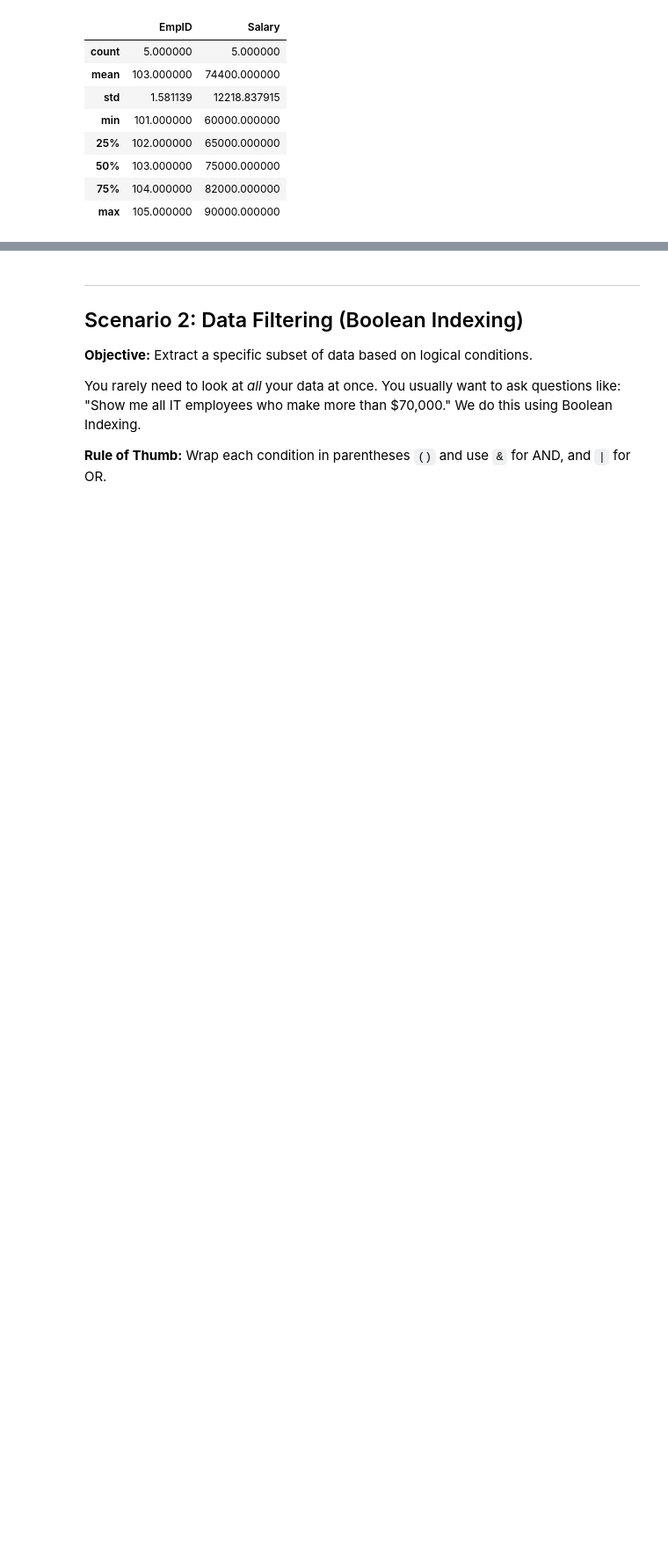
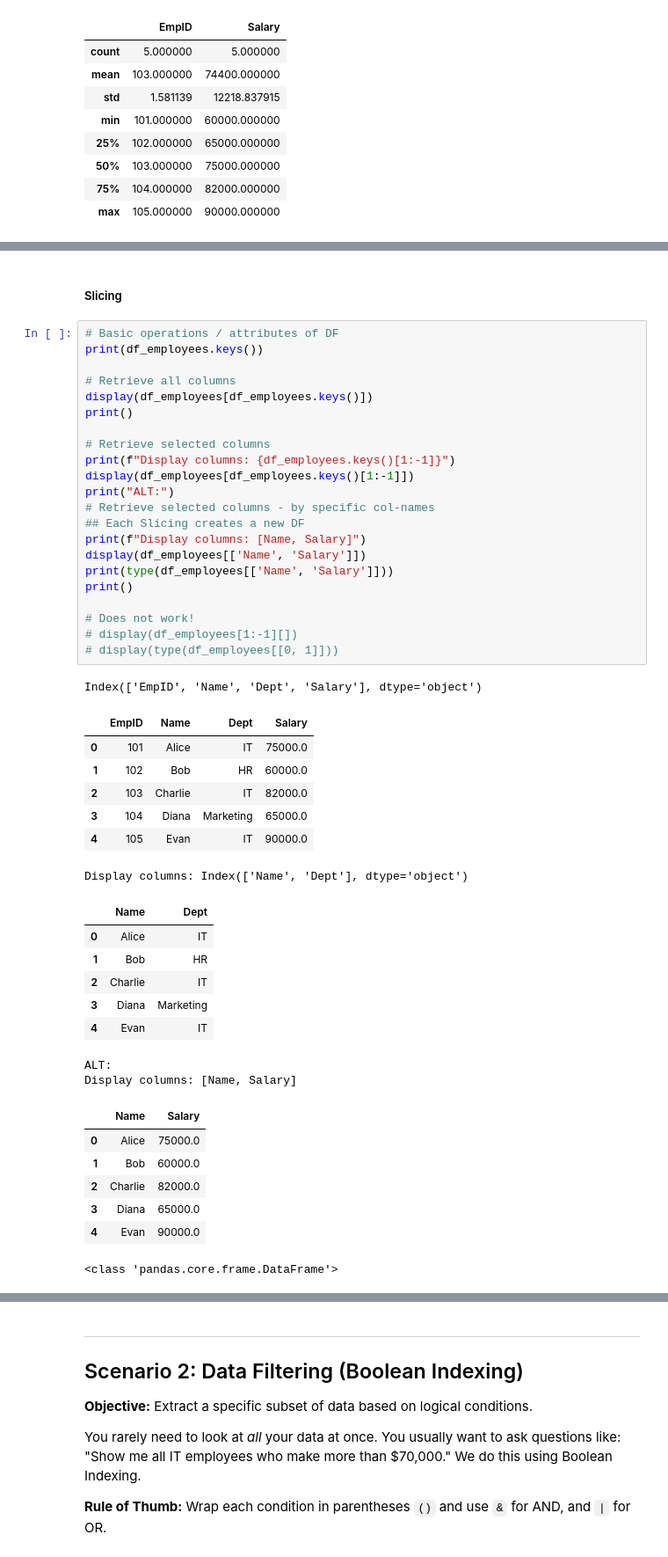
Before and after one commit to sujeet-banerjee/ai_ml_tutor_examples, a Jupyter notebook: trial/suz/dataman/pandas/basics/DH1-1 Data Handling - Notes - lib_Panda basics.ipynb, the cells around one changed output, grey strips where cells are left out. Shown at 88% size. Saved outputs shown, nothing was run; the diff lists cells and outputs as text; blank space fills up the shorter version.

```diff
--- a/trial/suz/dataman/pandas/basics/DH1-1 Data Handling - Notes - lib_Panda basics.ipynb
+++ b/trial/suz/dataman/pandas/basics/DH1-1 Data Handling - Notes - lib_Panda basics.ipynb
@@ -80,0 +89,48 @@ memory usage: 292.0+ bytes
+# %% [markdown]
+##### Slicing
+# %%
+# Basic operations / attributes of DF
+print(df_employees.keys())
+
+# Retrieve all columns
+display(df_employees[df_employees.keys()])
+print()
+
+# Retrieve selected columns
+print(f"Display columns: {df_employees.keys()[1:-1]}")
+display(df_employees[df_employees.keys()[1:-1]])
+print("ALT:")
+# Retrieve selected columns - by specific col-names
+## Each Slicing creates a new DF
+print(f"Display columns: [Name, Salary]")
+display(df_employees[['Name', 'Salary']])
+print(type(df_employees[['Name', 'Salary']]))
+print()
+
+# Does not work!
+# display(df_employees[1:-1][])
+# display(type(df_employees[[0, 1]]))
+# %% [output]
+Index(['EmpID', 'Name', 'Dept', 'Salary'], dtype='object')
+|  | EmpID | Name | Dept | Salary |
+| 0 | 101 | Alice | IT | 75000.0 |
+| 1 | 102 | Bob | HR | 60000.0 |
+| 2 | 103 | Charlie | IT | 82000.0 |
+| 3 | 104 | Diana | Marketing | 65000.0 |
+| 4 | 105 | Evan | IT | 90000.0 |
+Display columns: Index(['Name', 'Dept'], dtype='object')
+|  | Name | Dept |
+| 0 | Alice | IT |
+| 1 | Bob | HR |
+| 2 | Charlie | IT |
+| 3 | Diana | Marketing |
+| 4 | Evan | IT |
+ALT:
+Display columns: [Name, Salary]
+|  | Name | Salary |
+| 0 | Alice | 75000.0 |
+| 1 | Bob | 60000.0 |
+| 2 | Charlie | 82000.0 |
+| 3 | Diana | 65000.0 |
+| 4 | Evan | 90000.0 |
+<class 'pandas.core.frame.DataFrame'>
```
Also changed, not shown: parts of 20 cells of this notebook, 25 other files.
